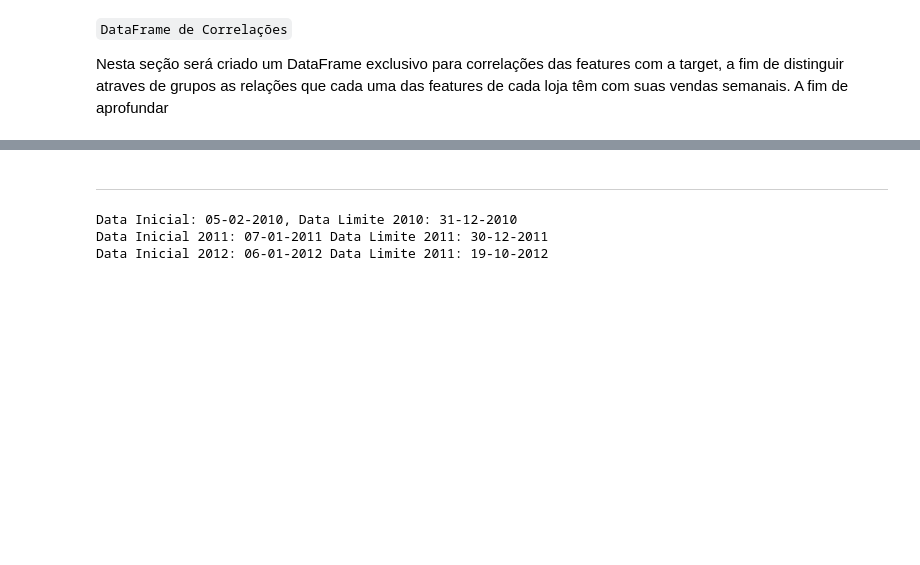
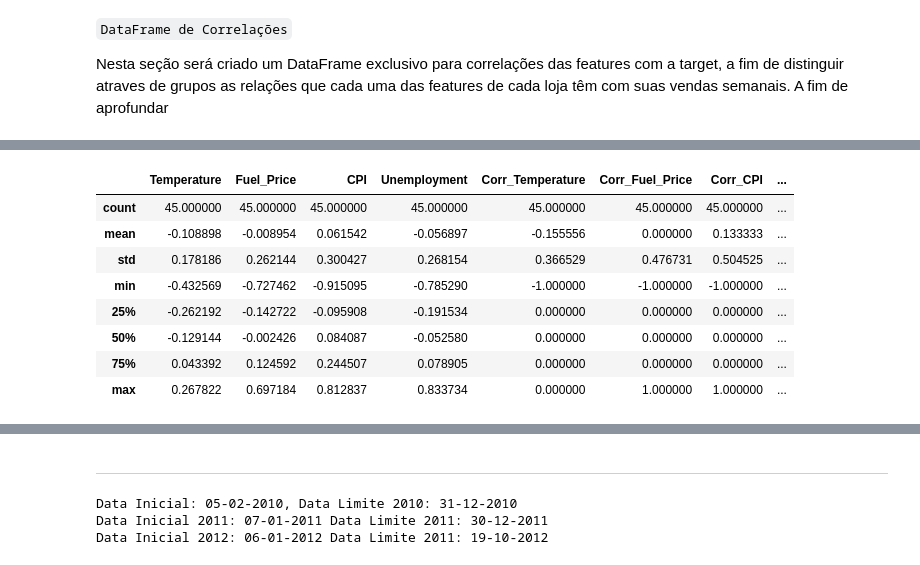
Before and after one commit to Arthur-Barreto/Formnula1_predicting_lap_time, a Jupyter notebook: Walmart.ipynb, the cells around one changed output, grey strips where cells are left out. Drawn from its saved outputs; the diff is of its cells as text; code cells hidden in the pictures; blank space fills up the shorter version.

```diff
--- a/Walmart.ipynb
+++ b/Walmart.ipynb
@@ -359,13 +371,14 @@ A fim de aprofundar
 # %%
-#dft.Date = pd.to_datetime(dft.Date)
-#dfo = dft.sort_values(by="Date")
+dft.Date = pd.to_datetime(dft.Date)
+dfo = dft.sort_values(by="Date")
 #Definindo Indicadores - Para Realizar Corr
-#indicadores = ["Temperature","Fuel_Price","CPI","Unemployment"]
-#target = "Weekly_Sales"
-#store = "Store"
+indicadores = ["Temperature","Fuel_Price","CPI","Unemployment"]
+target = "Weekly_Sales"
+store = "Store"
 #Criando DataFrame de Correlação das Features com Target
-#Correlation = correlacao(dfo,indicadores, target, store)
-
+Correlation = correlacao(dfo,indicadores, target, store)
+for indicador in indicadores:
+    Correlation['Corr_' + indicador] = Correlation[indicador].apply(grupo)
 #Checando DataFrame para Temperature
-#Correlation.head(5)
+Correlation.sort_values(by="Corr_CPI").max
 # %% [output]
@@ -388,0 +402,12 @@ A fim de aprofundar
+# %%
+Correlation.sort_values(by="Corr_CPI").describe()
+# %% [output]
+|  | Temperature | Fuel_Price | CPI | Unemployment | Corr_Temperature | Corr_Fuel_Price | Corr_CPI | ... |
+| count | 45.000000 | 45.000000 | 45.000000 | 45.000000 | 45.000000 | 45.000000 | 45.000000 | ... |
+| mean | -0.108898 | -0.008954 | 0.061542 | -0.056897 | -0.155556 | 0.000000 | 0.133333 | ... |
+| std | 0.178186 | 0.262144 | 0.300427 | 0.268154 | 0.366529 | 0.476731 | 0.504525 | ... |
+| min | -0.432569 | -0.727462 | -0.915095 | -0.785290 | -1.000000 | -1.000000 | -1.000000 | ... |
+| 25% | -0.262192 | -0.142722 | -0.095908 | -0.191534 | 0.000000 | 0.000000 | 0.000000 | ... |
+| 50% | -0.129144 | -0.002426 | 0.084087 | -0.052580 | 0.000000 | 0.000000 | 0.000000 | ... |
+| 75% | 0.043392 | 0.124592 | 0.244507 | 0.078905 | 0.000000 | 0.000000 | 0.000000 | ... |
+| max | 0.267822 | 0.697184 | 0.812837 | 0.833734 | 0.000000 | 1.000000 | 1.000000 | ... |
```
Also changed, not shown: parts of 8 cells of this notebook.
